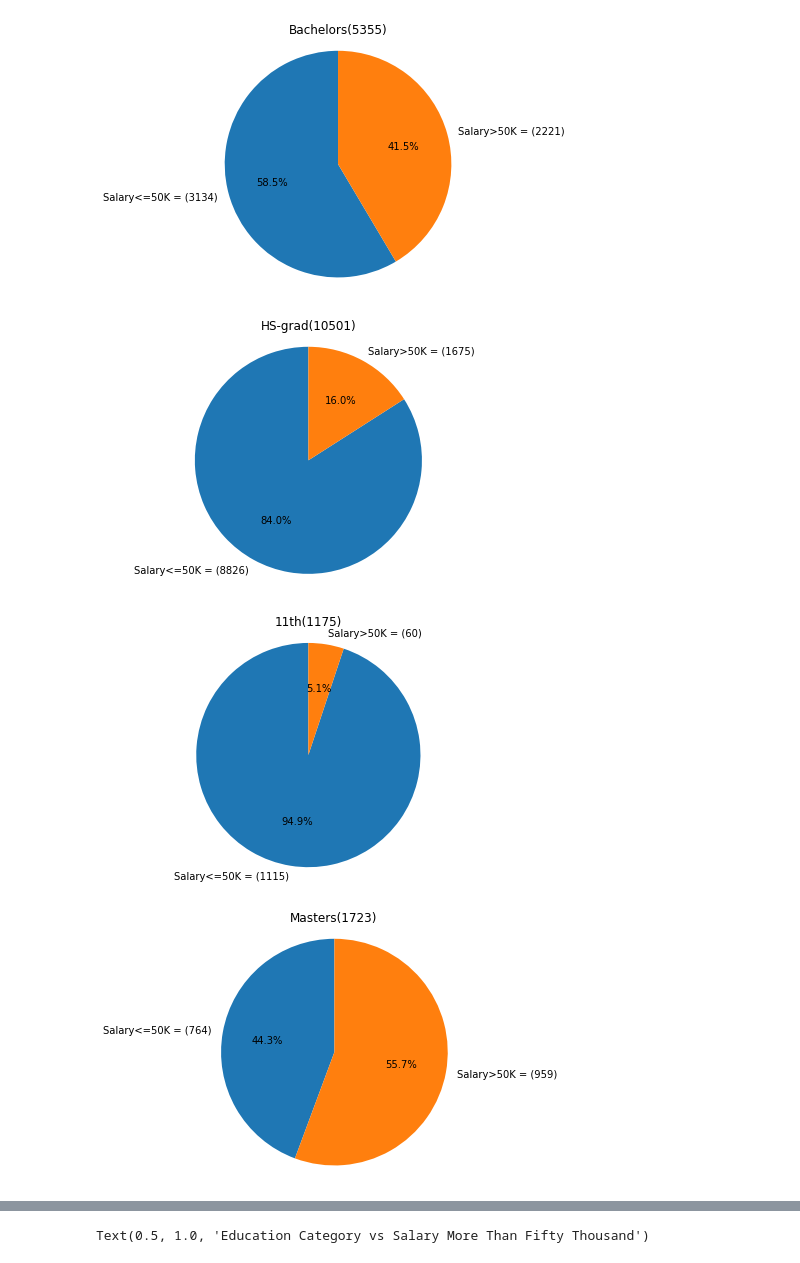
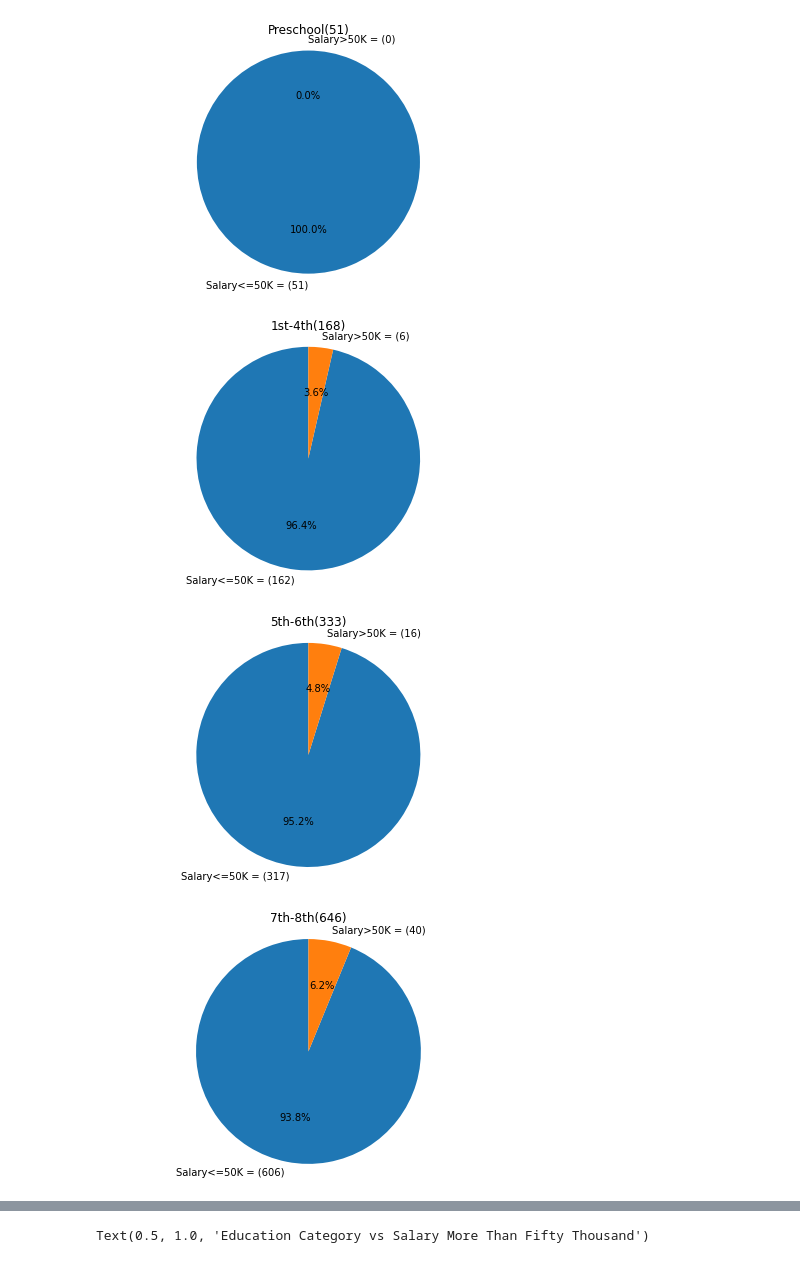
Before and after one commit to pranayboggarapu/DataVisualization, a Jupyter notebook: CourseProject.ipynb, the cells around one changed output, grey strips where cells are left out. Cells and saved outputs as stored; diff of their text form; code cells hidden in the pictures.

Commit message:
Added some more plots for the course project
Added some more plots for the course project

```diff
--- a/CourseProject.ipynb
+++ b/CourseProject.ipynb
@@ -124,35 +128,36 @@ Name: 14, dtype: object
 #pie chart for all signs
 # print(actualDataFrame[ColumnNames.Education.value])
 #print(actualDataFrame.loc[actualDataFrame[ColumnNames.Education.value] == 'Bachelors'])
 # print(((actualDataFrame[ColumnNames.Education.value]=='Bachelors')[0:numberOfRows] == True))
 #print(actualDataFrame.loc[(actualDataFrame[ColumnNames.Education.value] == 'Bachelors') & (actualDataFrame[ColumnNames.SalaryLessThanFifty.value] == False)])
+actualDataFrame = actualDataFrame.sort_values(by=[ColumnNames.EducationNum.value])
 uniqueEducationValues = actualDataFrame[ColumnNames.Education.value].unique()
 pieLabels = ['Salary<=50K', 'Salary>50K']
 educationSalaryValues = {}
 educationSalaryComplementaryValues = {}
 
 for differentEducationValues in uniqueEducationValues:
     educationSalaryValues.setdefault(differentEducationValues, 0)
     educationSpecificData = actualDataFrame.loc[actualDataFrame[ColumnNames.Education.value] == differentEducationValues]
     individualEducationCountLessThanFiftyK = len(educationSpecificData.loc[educationSpecificData[ColumnNames.SalaryLessThanFifty.value] == True])
     educationSalaryValues[differentEducationValues] = individualEducationCountLessThanFiftyK
     educationSalaryComplementaryValues[differentEducationValues] = len(educationSpecificData)-individualEducationCountLessThanFiftyK
     educationSalaryBothValues = [individualEducationCountLessThanFiftyK, len(educationSpecificData)-individualEducationCountLessThanFiftyK]
     educationSpecificPieLabels = [pieLabel+' = ('+str(eduSalaryValue)+')' for pieLabel,eduSalaryValue in zip(pieLabels, educationSalaryBothValues)]
     fig,ax = plt.subplots()
 
     patches, texts, autotexts = ax.pie(educationSalaryBothValues, labels=educationSpecificPieLabels, autopct='%1.1f%%', startangle=90, shadow=False)
     for text in texts:
         text.set_color('black')
     for autotext in autotexts:
         autotext.set_color('black')
     ax.axis('equal')
     ax.set_title('{0}({1})'.format(differentEducationValues, reduce(lambda x,y: x+y, educationSalaryBothValues)))
     plt.tight_layout()
     plt.show()
 # %% [output]
-[figure, old version]
+[figure, new version]
-[figure, old version]
+[figure, new version]
-[figure, old version]
+[figure, new version]
-[figure, old version]
+[figure, new version]
 [figure]
```
Also changed, not shown: parts of 23 cells of this notebook.
